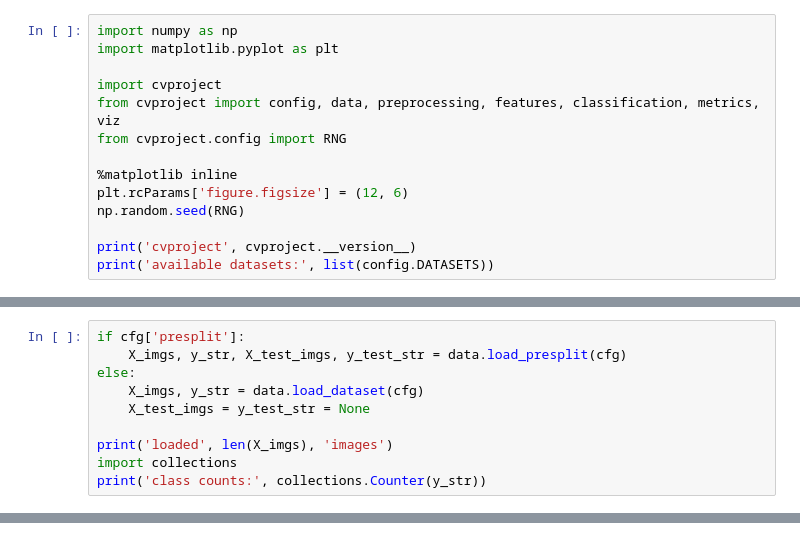
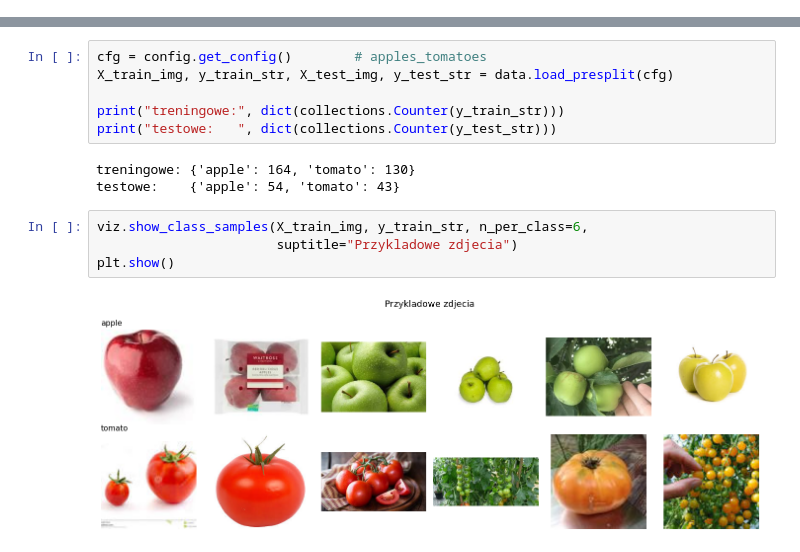
Before and after one commit to Ki3mONo/Computer-Vision-AGH, a Jupyter notebook: lab67/notebooks/project.ipynb, the cells around one changed output, grey strips where cells are left out. Saved outputs shown, nothing was run; the diff lists cells and outputs as text.

```diff
--- a/lab67/notebooks/project.ipynb
+++ b/lab67/notebooks/project.ipynb
@@ -15,14 +0,0 @@ then re-run.
-# %%
-import numpy as np
-import matplotlib.pyplot as plt
-
-import cvproject
-from cvproject import config, data, preprocessing, features, classification, metrics, viz
-from cvproject.config import RNG
-
-%matplotlib inline
-plt.rcParams['figure.figsize'] = (12, 6)
-np.random.seed(RNG)
-
-print('cvproject', cvproject.__version__)
-print('available datasets:', list(config.DATASETS))
@@ -42,10 +0,0 @@ Load the images, check class balance, and preview a few samples per class.
-# %%
-if cfg['presplit']:
-    X_imgs, y_str, X_test_imgs, y_test_str = data.load_presplit(cfg)
-else:
-    X_imgs, y_str = data.load_dataset(cfg)
-    X_test_imgs = y_test_str = None
-
-print('loaded', len(X_imgs), 'images')
-import collections
-print('class counts:', collections.Counter(y_str))
@@ -194,0 +28,15 @@ noting for the presentation & documentation._
+# %%
+cfg = config.get_config()        # apples_tomatoes
+X_train_img, y_train_str, X_test_img, y_test_str = data.load_presplit(cfg)
+
+print("treningowe:", dict(collections.Counter(y_train_str)))
+print("testowe:   ", dict(collections.Counter(y_test_str)))
+# %% [output]
+treningowe: {'apple': 164, 'tomato': 130}
+testowe:    {'apple': 54, 'tomato': 43}
+# %%
+viz.show_class_samples(X_train_img, y_train_str, n_per_class=6,
+                       suptitle="Przykladowe zdjecia")
+plt.show()
+# %% [output]
+[figure, added]
```
Also changed, not shown: parts of 40 cells of this notebook.
